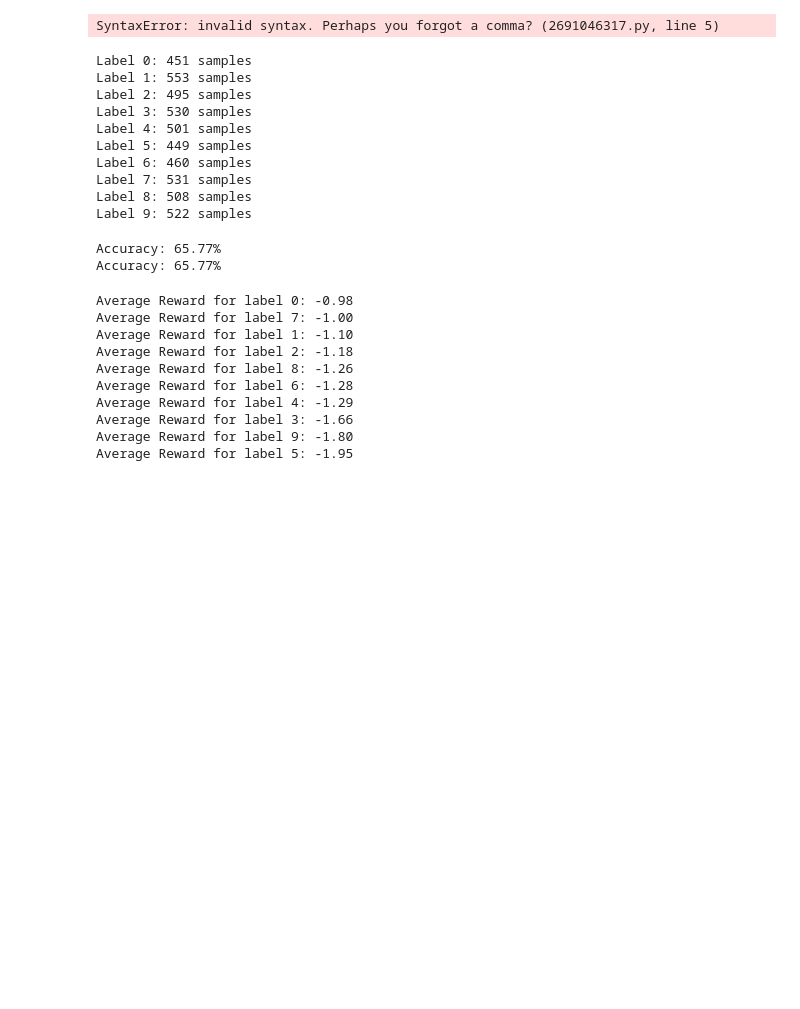
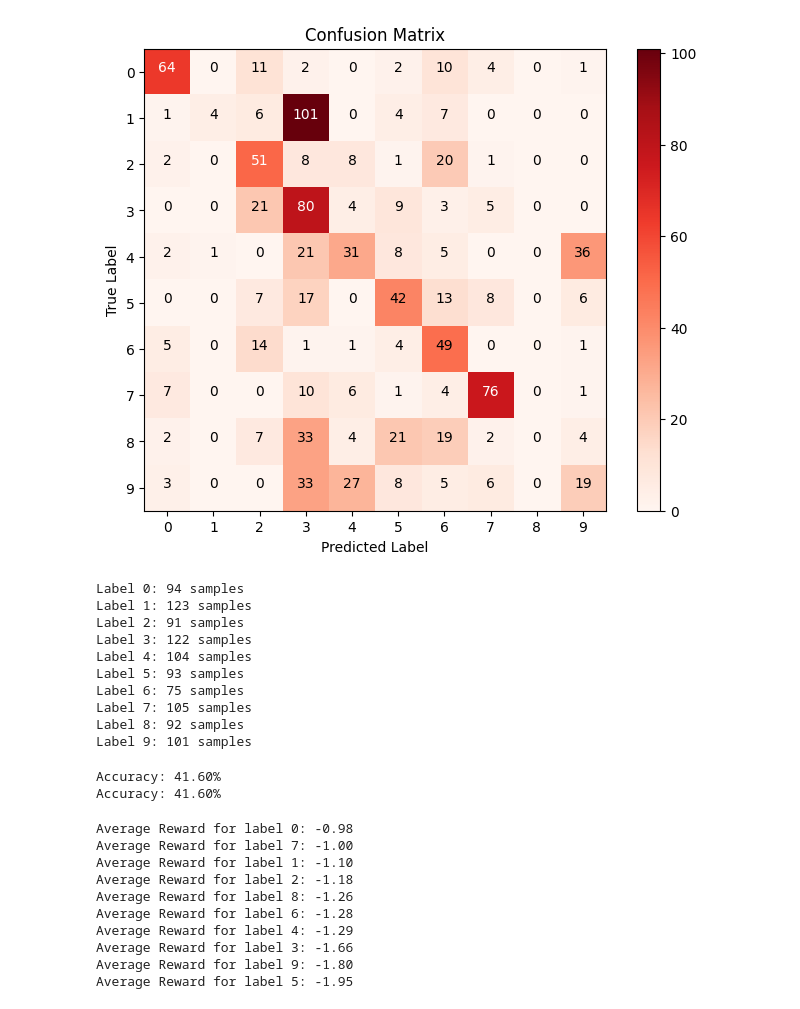
Before and after one commit to tsopeter/VM_NES_Training, a Jupyter notebook: confusion_matrix.ipynb, the cells around one changed output. Cells and saved outputs as stored; diff of their text form; code cells hidden in the pictures; blank space fills up the shorter version.

```diff
--- a/confusion_matrix.ipynb
+++ b/confusion_matrix.ipynb
@@ -4,10 +4,11 @@ import pandas as pd
 from matplotlib import pyplot as plt
 # %%
 file_paths = [
-    #"inference_results_train_silico.ptq.6.png_0_5000.csv",
-    #"inference_results_train_silico.ptq.6.png_5000_5000.csv"
+    #"inference_results_train_silico.ste.6.png_0_5000.csv",
+    #"inference_results_train_silico.ste.6.png_5000_5000.csv"
     #"inference_results_test_silico.ptq.6.png_0_1000.csv"
-    "inference_results_test_silico.ste.6.png_0_1000.csv"
+    #"inference_results_train_silico.ste.6.png_0_5000.csv"
+    "inference_results_test_silico.ptq.8.png_0_1000.csv"
 ]
 
 # Combine data from multiple CSV files
@@ -15,50 +16,50 @@ data_frames = []
 for file_path in file_paths:
     df = pd.read_csv(file_path)
     data_frames.append(df)
 
 data = pd.concat(data_frames, ignore_index=True)
 
 confusion_matrix = np.zeros((10, 10), dtype=int)
 for index, row in data.iterrows():
     true_label = int(row['Label'])
     predicted_label = int(row['Prediction'])
     confusion_matrix[true_label][predicted_label] += 1
 
 plt.figure(figsize=(8, 6))
 plt.imshow(confusion_matrix, interpolation='nearest', cmap=plt.cm.Reds)
 # Overlay counts on the heatmap
 thresh = confusion_matrix.max() / 2.
 for i in range(confusion_matrix.shape[0]):
     for j in range(confusion_matrix.shape[1]):
         plt.text(j, i, format(confusion_matrix[i, j], 'd'),
                  horizontalalignment="center",
                  color="white" if confusion_matrix[i, j] > thresh else "black")
 plt.title('Confusion Matrix')
 plt.colorbar()
 tick_marks = np.arange(10)
 plt.xticks(tick_marks, range(10))
 plt.yticks(tick_marks, range(10))
 plt.xlabel('Predicted Label')
 plt.ylabel('True Label')
 plt.show()
 # %% [output]
-SyntaxError: invalid syntax. Perhaps you forgot a comma? (2691046317.py, line 5)
+[figure, added]
 # %%
 # Give the count of labels per class
 label_counts = data['Label'].value_counts().sort_index()
 for label, count in label_counts.items():
     print(f"Label {label}: {count} samples")
 # %% [output]
-Label 0: 451 samples
-Label 1: 553 samples
-Label 2: 495 samples
-Label 3: 530 samples
-Label 4: 501 samples
-Label 5: 449 samples
-Label 6: 460 samples
-Label 7: 531 samples
-Label 8: 508 samples
-Label 9: 522 samples
+Label 0: 94 samples
+Label 1: 123 samples
+Label 2: 91 samples
+Label 3: 122 samples
+Label 4: 104 samples
+Label 5: 93 samples
+Label 6: 75 samples
+Label 7: 105 samples
+Label 8: 92 samples
+Label 9: 101 samples
 # %%
 # From confusion matrix, calculate accuracy
 correct_predictions = np.trace(confusion_matrix)
@@ -70,8 +71,8 @@ print(f'Accuracy: {accuracy * 100:.2f}%')
 accuracy = data['Correct'].sum() / len(data)
 print(f'Accuracy: {accuracy * 100:.2f}%')
 # %% [output]
-Accuracy: 65.77%
-Accuracy: 65.77%
+Accuracy: 41.60%
+Accuracy: 41.60%
 # %%
 # Print the average Reward for each label, print from largest to smallest
 average_rewards = []
```
Also changed, not shown: parts of 2 cells of this notebook, 50 other files.
